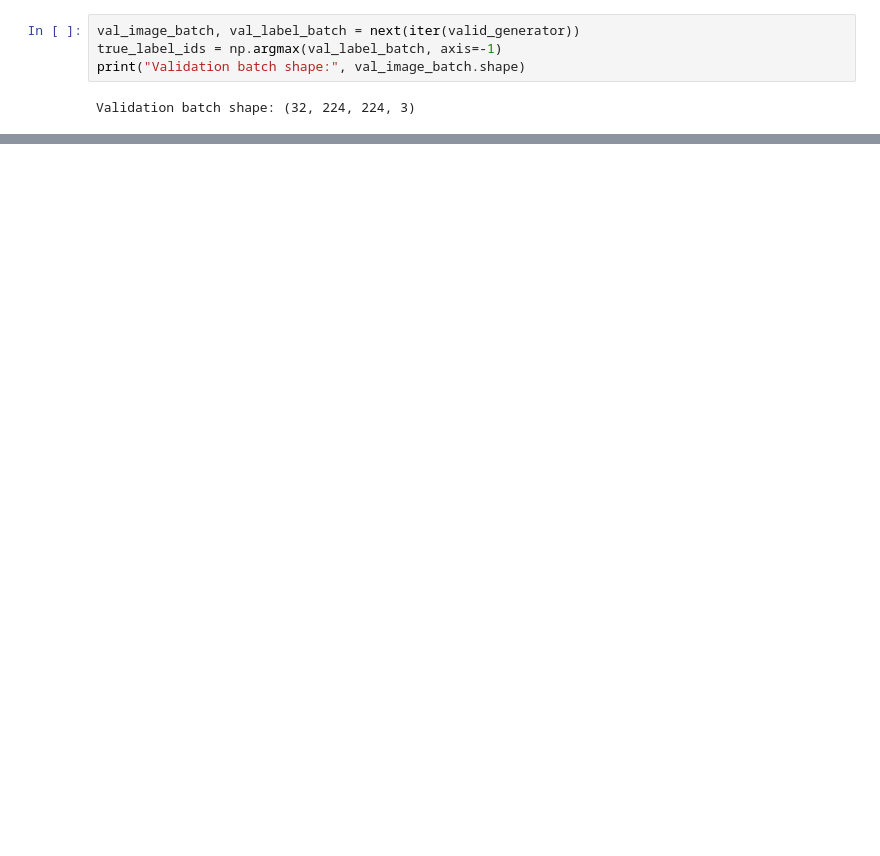
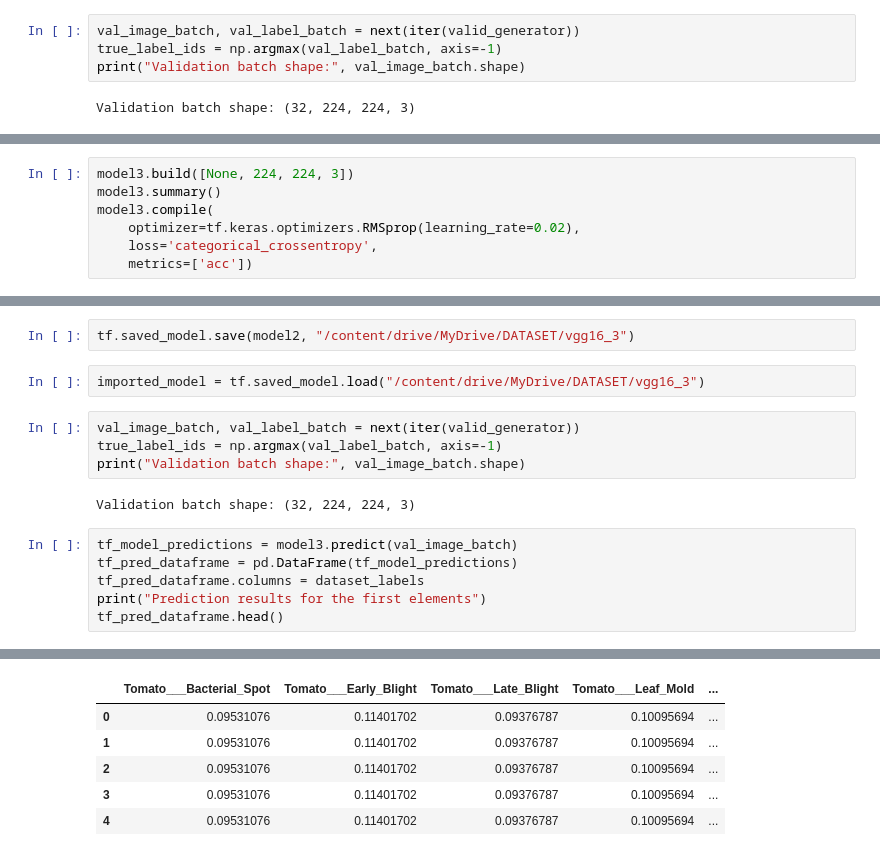
Before and after one commit to racode23/Tomto_deep_learning_project, a Jupyter notebook: Tomato.ipynb, the cells around one changed output, grey strips where cells are left out. Drawn from its saved outputs; the diff is of its cells as text; blank space fills up the shorter version.

```diff
--- a/Tomato.ipynb
+++ b/Tomato.ipynb
@@ -317,0 +314,7 @@ for n in range(30):
+# %%
+model3.build([None, 224, 224, 3])
+model3.summary()
+model3.compile(
+    optimizer=tf.keras.optimizers.RMSprop(learning_rate=0.02),
+    loss='categorical_crossentropy',
+    metrics=['acc'])
@@ -317,0 +368,17 @@ for n in range(30):
+# %%
+tf.saved_model.save(model2, "/content/drive/MyDrive/DATASET/vgg16_3")
+# %%
+imported_model = tf.saved_model.load("/content/drive/MyDrive/DATASET/vgg16_3")
+# %%
+val_image_batch, val_label_batch = next(iter(valid_generator))
+true_label_ids = np.argmax(val_label_batch, axis=-1)
+print("Validation batch shape:", val_image_batch.shape)
+# %% [output]
+Validation batch shape: (32, 224, 224, 3)
+# %%
+tf_model_predictions = model3.predict(val_image_batch)
+tf_pred_dataframe = pd.DataFrame(tf_model_predictions)
+tf_pred_dataframe.columns = dataset_labels
+print("Prediction results for the first elements")
+tf_pred_dataframe.head()
+# %% [output]
@@ -318,3 +388,9 @@ for n in range(30):
+|  | Tomato___Bacterial_Spot | Tomato___Early_Blight | Tomato___Late_Blight | Tomato___Leaf_Mold | ... |
+| 0 | 0.09531076 | 0.11401702 | 0.09376787 | 0.10095694 | ... |
+| 1 | 0.09531076 | 0.11401702 | 0.09376787 | 0.10095694 | ... |
+| 2 | 0.09531076 | 0.11401702 | 0.09376787 | 0.10095694 | ... |
+| 3 | 0.09531076 | 0.11401702 | 0.09376787 | 0.10095694 | ... |
+| 4 | 0.09531076 | 0.11401702 | 0.09376787 | 0.10095694 | ... |
 # %%
 predicted_ids = np.argmax(tf_model_predictions, axis=-1)
 predicted_labels = dataset_labels[predicted_ids]
```
Also changed, not shown: parts of 22 cells of this notebook.
